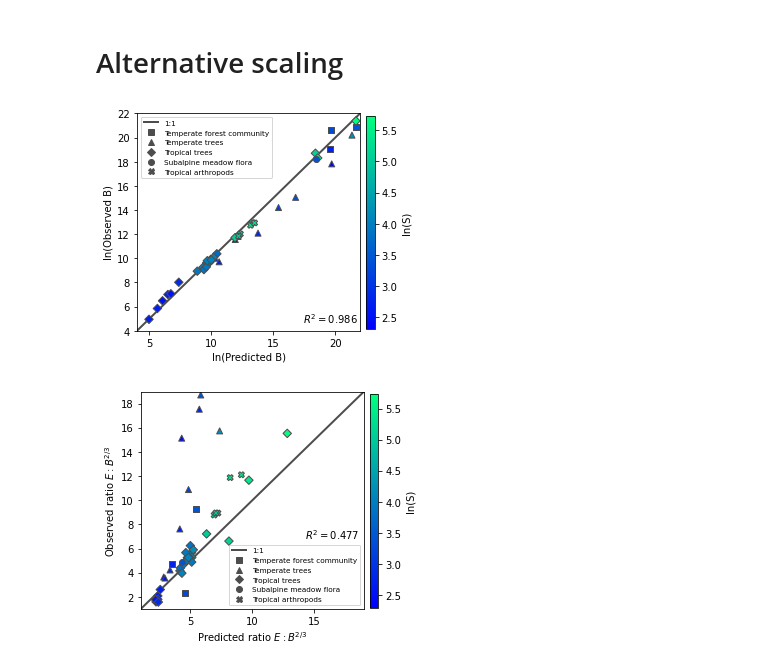
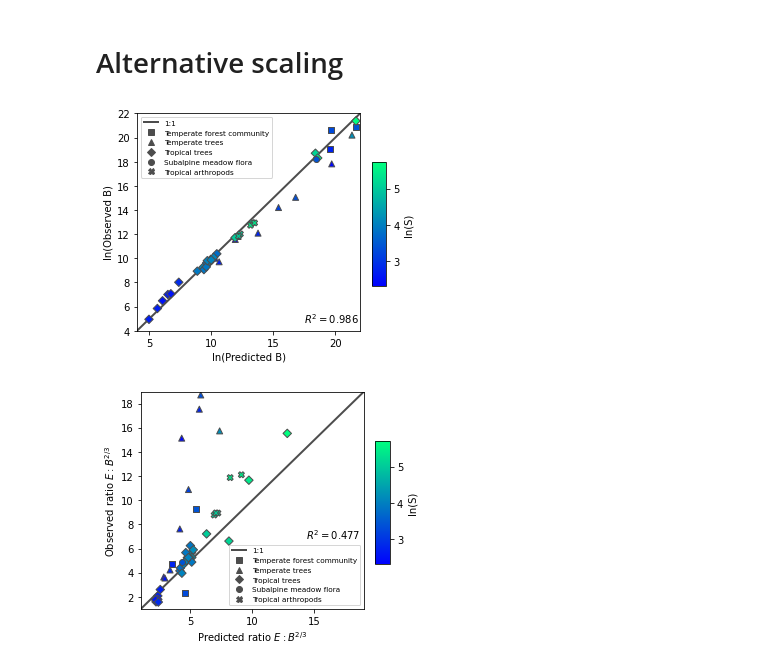
Before and after one commit to micbru/equation_of_state, a Jupyter notebook: AppendixPlots_23.ipynb, the cells around one changed output. Drawn from its saved outputs; the diff is of its cells as text; code cells hidden in the pictures.

```diff
--- a/AppendixPlots_23.ipynb
+++ b/AppendixPlots_23.ipynb
@@ -69,7 +69,7 @@ for m,s in zip(mlist,stype):
     im = ax.scatter(xdata[inds],ydata[inds],marker=m,c=np.log(data['S'][inds]),cmap=cm,norm=norm,edgecolor='0.3')
 
 # Colorbar
-cax = fig.add_axes([0.92, 0.13, 0.03, 0.74])
+cax = fig.add_axes([0.94, 0.28, 0.05, 0.43])
 fig.colorbar(im, cax = cax,label='ln(S)')
 
 # Set range
@@ -82,34 +82,34 @@ rmin = np.min([ymin,xmin])
 rmax = np.max([ymax,xmax])
 ax.set_ylim(rmin,rmax)
 ax.set_xlim(rmin,rmax)
 
 # Labels
 ax.set_xlabel('ln(Predicted B)')
 ax.set_ylabel('ln(Observed B)')
 
 # Add in R^2 value from regression
 lin = linregress(xdata,ydata)
 xlin = np.linspace(xmin,xmax)
 ax.annotate(r'$R^2 = {:.3f}$'.format(lin[2]**2),(0.64,0.17),xycoords='figure fraction')
 # Note: Without colorbar, location is 0.73, 0.17.
 
 # Legend
 # Plot a bunch of empty points. Not sure if this is the best way, but it's how I'm doing it!
 leg = {}
 for m,s in zip(mlist,stype):
     leg[s], = ax.plot([],[],c='0.3',marker=m,linestyle="None")
 
 # Plot 1:1 line at the back and add to legend codes
 xrange = np.linspace(rmin,rmax)
 leg['1:1'], = ax.plot(xrange,xrange,lw=2,c='0.3',zorder=0)#,label='1:1 line') # Can add this back in
 lcodes = np.insert(stype,0,'1:1')
 
 ax.legend([leg[s] for s in lcodes],lcodes,prop={"size":7.3})#,frameon=False)#borderpad=0.0)
 
 # Save
 fig.savefig('Figures/figS3.pdf',bbox_inches='tight')
 # %% [output]
-[figure, old version]
+[figure, new version]
 # %%
 # Figure S3
 fig,ax = plt.subplots(figsize=(4,4))
@@ -123,7 +123,7 @@ for m,s in zip(mlist,stype):
     im = ax.scatter(xdata[inds],ydata[inds],marker=m,c=np.log(data['S'][inds]),cmap=cm,norm=norm,edgecolor='0.3')
 
 # Colorbar
-cax = fig.add_axes([0.92, 0.13, 0.03, 0.74])
+cax = fig.add_axes([0.94, 0.28, 0.05, 0.43])
 fig.colorbar(im, cax = cax,label='ln(S)')
 
 # Set range
@@ -163,4 +163,4 @@ ax.legend([leg[s] for s in lcodes],lcodes,prop={"size":7.3})#,frameon=False#bord
 # Save
 fig.savefig('Figures/figS4.pdf',bbox_inches='tight')
 # %% [output]
-[figure, old version]
+[figure, new version]
```
Also changed, not shown: 15 other files.
